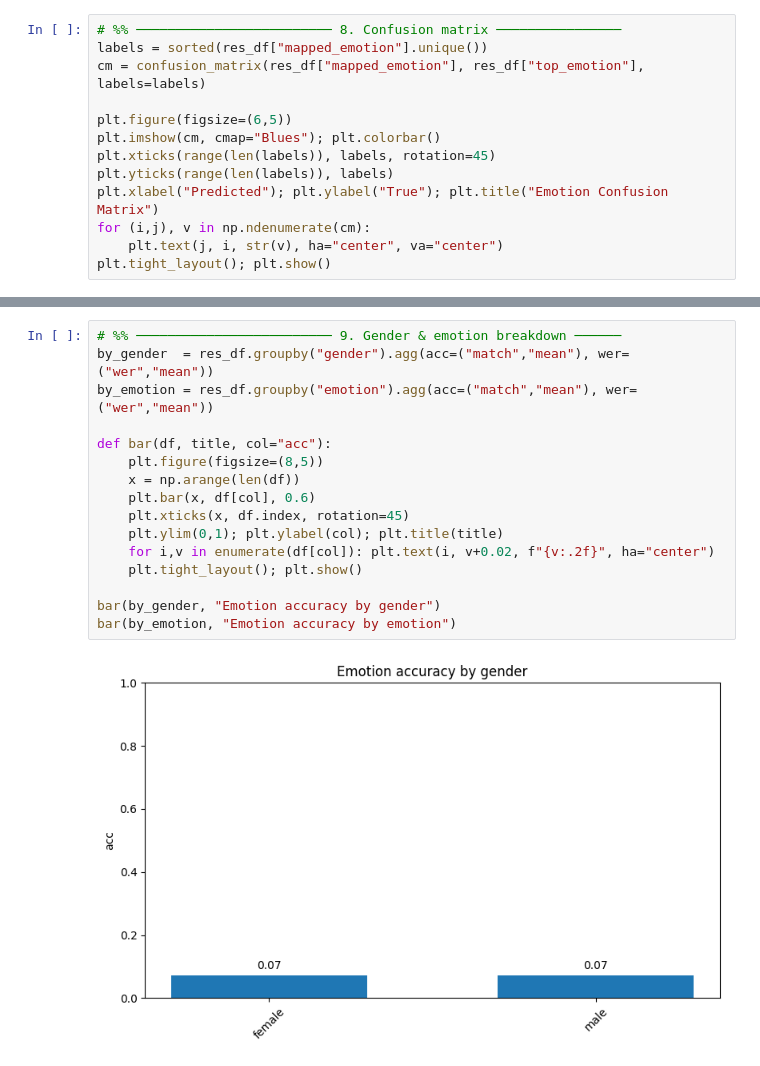
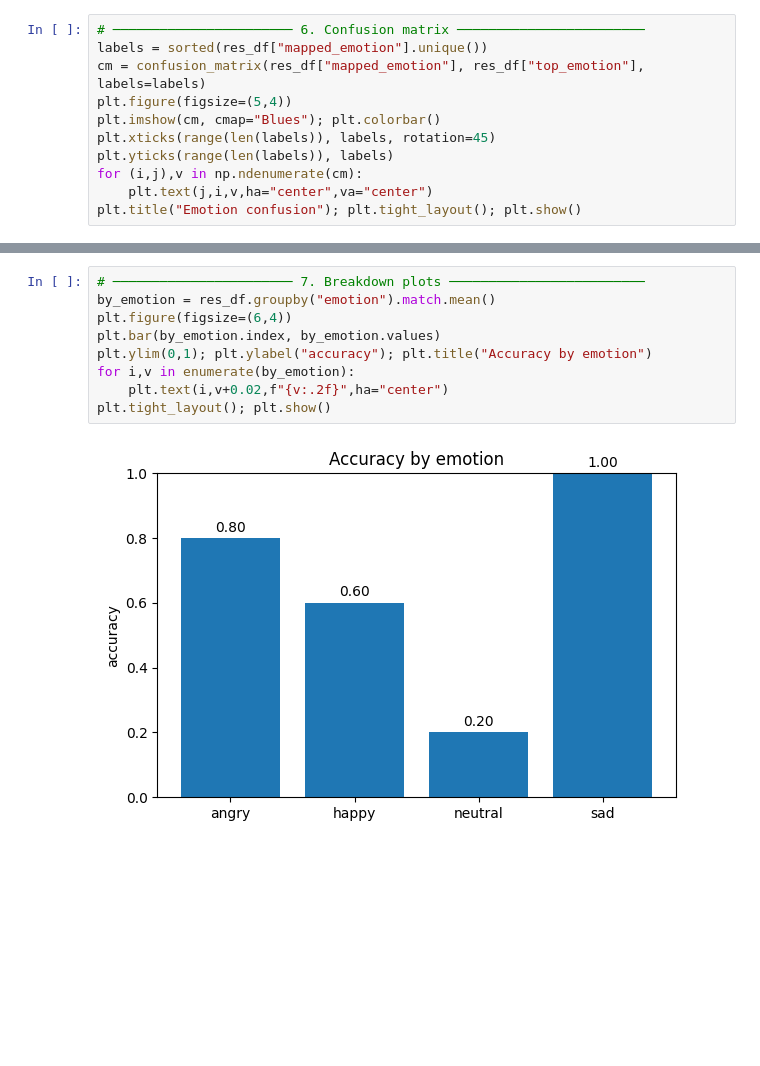
Before and after one commit to LeanderTimEngel/advanced-topics-predictive-group-j, a Jupyter notebook: project/notebooks/part2_speech_to_sentiment.ipynb, the cells around one changed output, grey strips where cells are left out. Saved outputs shown, nothing was run; the diff lists cells and outputs as text; blank space fills up the shorter version.

```diff
--- a/project/notebooks/part2_speech_to_sentiment.ipynb
+++ b/project/notebooks/part2_speech_to_sentiment.ipynb
@@ -215,14 +144,12 @@ NEUTRAL  →  top logits: [('neutral', 0.24559664726257324), ('approval', 0.1125
 # %%
-# %% ───────────────────────── 8. Confusion matrix ────────────────
+# ─────────────────────── 6. Confusion matrix ────────────────────────
 labels = sorted(res_df["mapped_emotion"].unique())
 cm = confusion_matrix(res_df["mapped_emotion"], res_df["top_emotion"], labels=labels)
-
-plt.figure(figsize=(6,5))
+plt.figure(figsize=(5,4))
 plt.imshow(cm, cmap="Blues"); plt.colorbar()
 plt.xticks(range(len(labels)), labels, rotation=45)
 plt.yticks(range(len(labels)), labels)
-plt.xlabel("Predicted"); plt.ylabel("True"); plt.title("Emotion Confusion Matrix")
-for (i,j), v in np.ndenumerate(cm):
-    plt.text(j, i, str(v), ha="center", va="center")
-plt.tight_layout(); plt.show()
+for (i,j),v in np.ndenumerate(cm):
+    plt.text(j,i,v,ha="center",va="center")
+plt.title("Emotion confusion"); plt.tight_layout(); plt.show()
 # %% [output]
@@ -230,18 +157,11 @@ plt.tight_layout(); plt.show()
 # %%
-# %% ───────────────────────── 9. Gender & emotion breakdown ──────
-by_gender  = res_df.groupby("gender").agg(acc=("match","mean"), wer=("wer","mean"))
-by_emotion = res_df.groupby("emotion").agg(acc=("match","mean"), wer=("wer","mean"))
-
-def bar(df, title, col="acc"):
-    plt.figure(figsize=(8,5))
-    x = np.arange(len(df))
-    plt.bar(x, df[col], 0.6)
-    plt.xticks(x, df.index, rotation=45)
-    plt.ylim(0,1); plt.ylabel(col); plt.title(title)
-    for i,v in enumerate(df[col]): plt.text(i, v+0.02, f"{v:.2f}", ha="center")
-    plt.tight_layout(); plt.show()
-
-bar(by_gender, "Emotion accuracy by gender")
-bar(by_emotion, "Emotion accuracy by emotion")
+# ─────────────────────── 7. Breakdown plots ─────────────────────────
+by_emotion = res_df.groupby("emotion").match.mean()
+plt.figure(figsize=(6,4))
+plt.bar(by_emotion.index, by_emotion.values)
+plt.ylim(0,1); plt.ylabel("accuracy"); plt.title("Accuracy by emotion")
+for i,v in enumerate(by_emotion):
+    plt.text(i,v+0.02,f"{v:.2f}",ha="center")
+plt.tight_layout(); plt.show()
 # %% [output]
-[figure, old version]
+[figure, new version]
```
Also changed, not shown: parts of 11 cells of this notebook.
